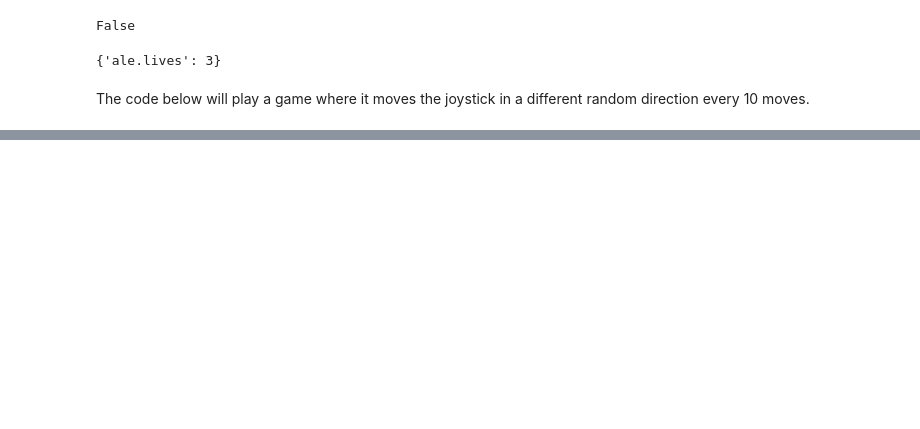
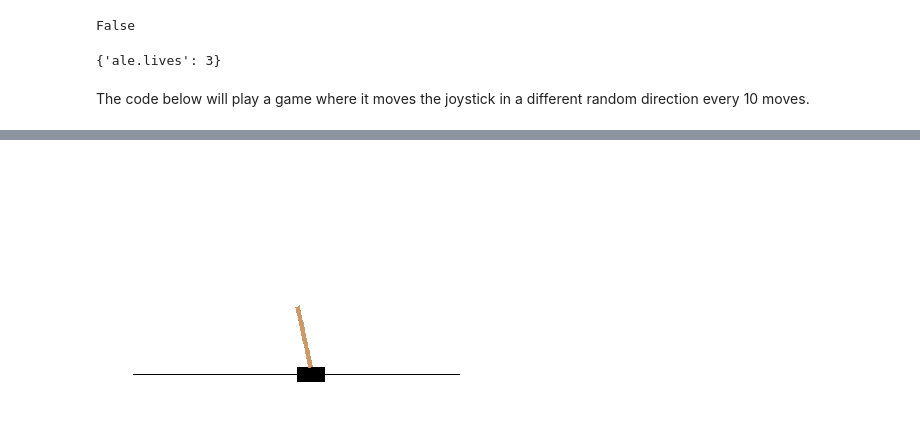
Before and after one commit to DCtheTall/hands-on-machine-learning, a Jupyter notebook: chapter16/ReinforcementLearning.ipynb, the cells around one changed output, grey strips where cells are left out. Saved outputs shown, nothing was run; the diff lists cells and outputs as text; code cells hidden in the pictures; blank space fills up the shorter version.

```diff
--- a/chapter16/ReinforcementLearning.ipynb
+++ b/chapter16/ReinforcementLearning.ipynb
@@ -173,0 +272,12 @@ plot_animation(frames)
+# %%
+# Now let's have the cart only move to the right.
+
+obs = env.reset()
+while True:
+  obs, reward, done, info = env.step(1)
+  if done:
+    break
+# %%
+plot_cart_pole(env, obs)
+# %% [output]
+[figure, added]
```
Also changed, not shown: parts of 34 cells of this notebook.
